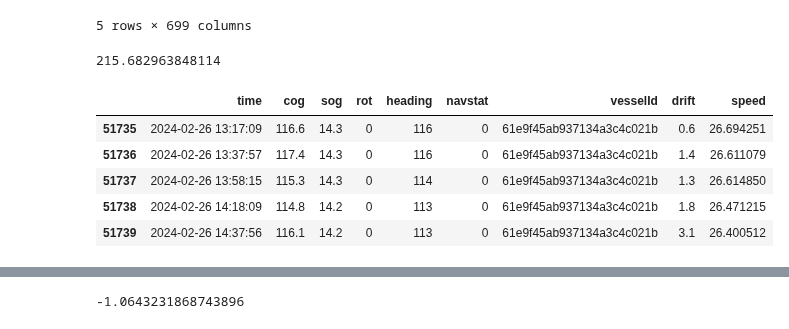
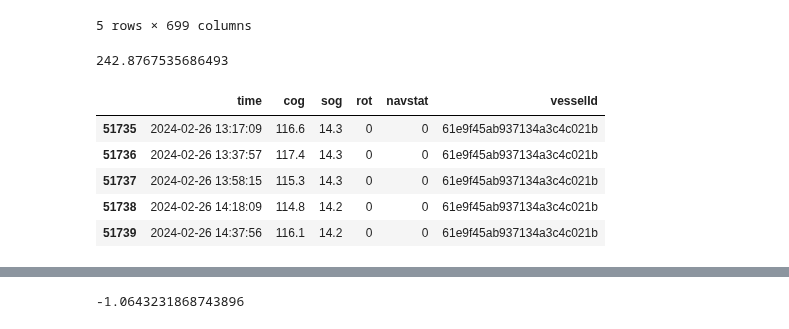
Before and after one commit to baconmoontwist/ML, a Jupyter notebook: Henrik/ML 1.ipynb, the cells around one changed output, grey strips where cells are left out. Saved outputs shown, nothing was run; the diff lists cells and outputs as text; code cells hidden in the pictures.

```diff
--- a/Henrik/ML 1.ipynb
+++ b/Henrik/ML 1.ipynb
@@ -154,32 +158,32 @@ slicecat.head()
 # %%
 start= time.time()
 uniquevessel = [i for i in test.copy()['vesselId'].unique()]
 enesstyle = cleandata.copy()
-enesstyle = enesstyle.drop(columns=["longitude","latitude","etaRaw","portId","time_at_sea","tot_dist","time_s_l","dist_s_l","at_port"])
+enesstyle = enesstyle.drop(columns=["longitude","latitude","etaRaw","portId","time_at_sea","tot_dist","time_s_l","dist_s_l","at_port","speed","drift","heading"])
 enesstyle = enesstyle.sort_values(by = ['vesselId','time'])
 enestest = test.copy()
 enestest = enestest.sort_values(by = ['vesselId','time'])
 enesstyle = enesstyle.reset_index(drop = True)
 enesres = enesstyle[0:1]
 for i in uniquevessel:
     boat = enestest[enestest['vesselId'] == i]
     bigboat = enesstyle[enesstyle['vesselId'] == i].reset_index(drop=True)
     k=0
     for _,j in boat.iterrows():
         enesres.loc[len(enesres.index)] = bigboat.iloc[min(k,len(bigboat.index)-1)]
         k+=1
 
 enesres = enesres[1:]
 print(time.time()-start)
 enesres.tail()
 # %% [output]
-215.682963848114
+242.8767535686493
-|  | time | cog | sog | rot | heading | navstat | vesselId | drift | speed |
-| 51735 | 2024-02-26 13:17:09 | 116.6 | 14.3 | 0 | 116 | 0 | 61e9f45ab937134a3c4c021b | 0.6 | 26.694251 |
-| 51736 | 2024-02-26 13:37:57 | 117.4 | 14.3 | 0 | 116 | 0 | 61e9f45ab937134a3c4c021b | 1.4 | 26.611079 |
-| 51737 | 2024-02-26 13:58:15 | 115.3 | 14.3 | 0 | 114 | 0 | 61e9f45ab937134a3c4c021b | 1.3 | 26.614850 |
-| 51738 | 2024-02-26 14:18:09 | 114.8 | 14.2 | 0 | 113 | 0 | 61e9f45ab937134a3c4c021b | 1.8 | 26.471215 |
-| 51739 | 2024-02-26 14:37:56 | 116.1 | 14.2 | 0 | 113 | 0 | 61e9f45ab937134a3c4c021b | 3.1 | 26.400512 |
+|  | time | cog | sog | rot | navstat | vesselId |
+| 51735 | 2024-02-26 13:17:09 | 116.6 | 14.3 | 0 | 0 | 61e9f45ab937134a3c4c021b |
+| 51736 | 2024-02-26 13:37:57 | 117.4 | 14.3 | 0 | 0 | 61e9f45ab937134a3c4c021b |
+| 51737 | 2024-02-26 13:58:15 | 115.3 | 14.3 | 0 | 0 | 61e9f45ab937134a3c4c021b |
+| 51738 | 2024-02-26 14:18:09 | 114.8 | 14.2 | 0 | 0 | 61e9f45ab937134a3c4c021b |
+| 51739 | 2024-02-26 14:37:56 | 116.1 | 14.2 | 0 | 0 | 61e9f45ab937134a3c4c021b |
 # %%
 start = time.time()
 enesresc = enesres.copy()
```
Also changed, not shown: parts of 5 cells of this notebook, 2 other files.
